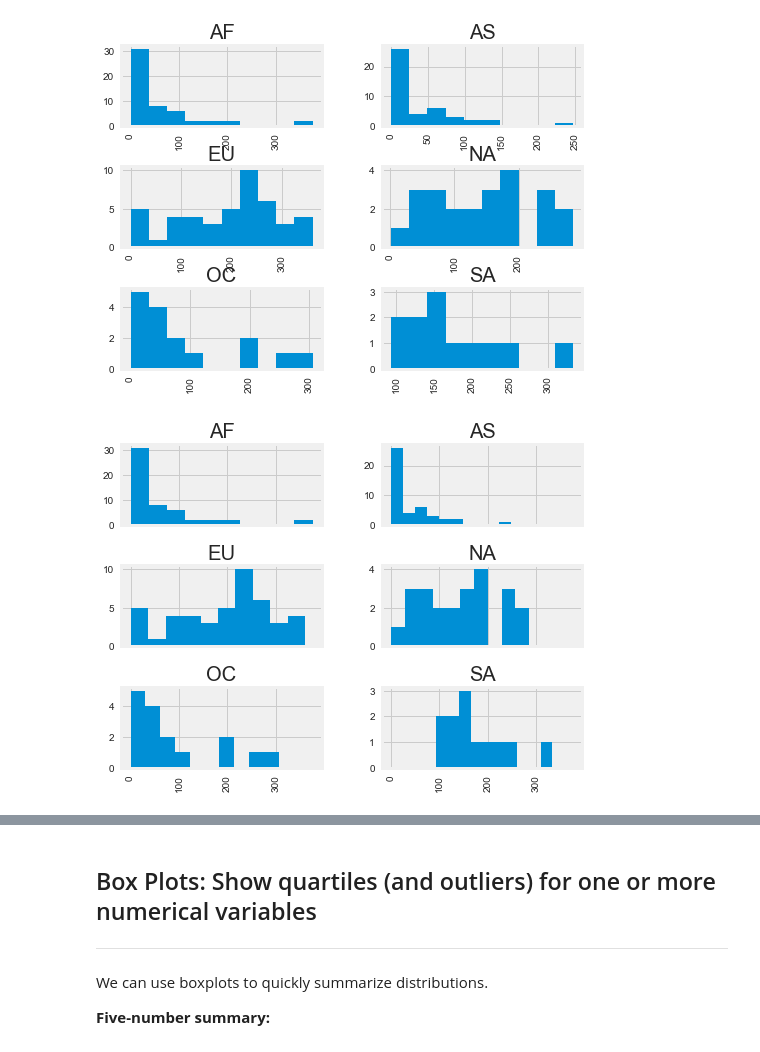
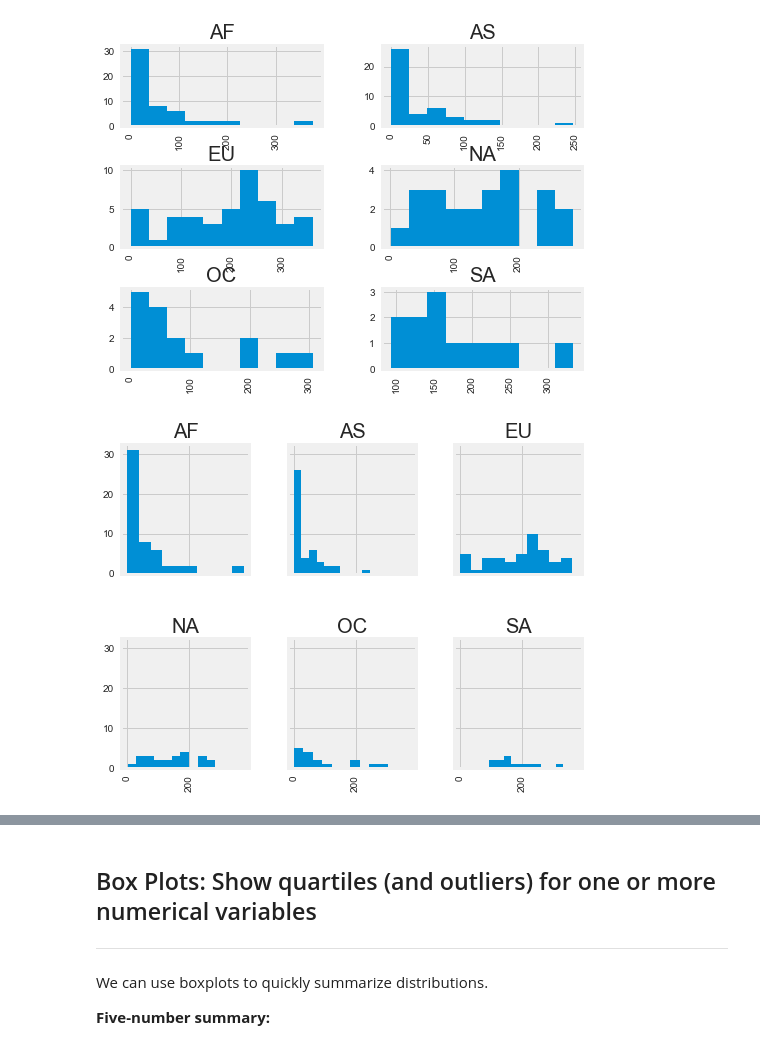
Before and after one commit to aidanconnolly/ga-ds829-data-visualization-in-python, a Jupyter notebook: practice/python-data-viz-lab.ipynb, the cells around one changed output, grey strips where cells are left out. Saved outputs shown, nothing was run; the diff lists cells and outputs as text; code cells hidden in the pictures.

```diff
--- a/practice/python-data-viz-lab.ipynb
+++ b/practice/python-data-viz-lab.ipynb
@@ -385,7 +336,7 @@ drinks.hist(column='beer', by='continent');
 # %% [output]
 [figure]
 # %%
-# Share the x-axes.
-drinks.hist(column='beer', by='continent', sharex=True);
+# Share the x- and y-axes.
+drinks.hist(column='beer', by='continent', sharex=True, sharey=True, layout=(2, 3));
 # %% [output]
-[figure, old version]
+[figure, new version]
```
Also changed, not shown: parts of 27 cells of this notebook, 1 other file.
